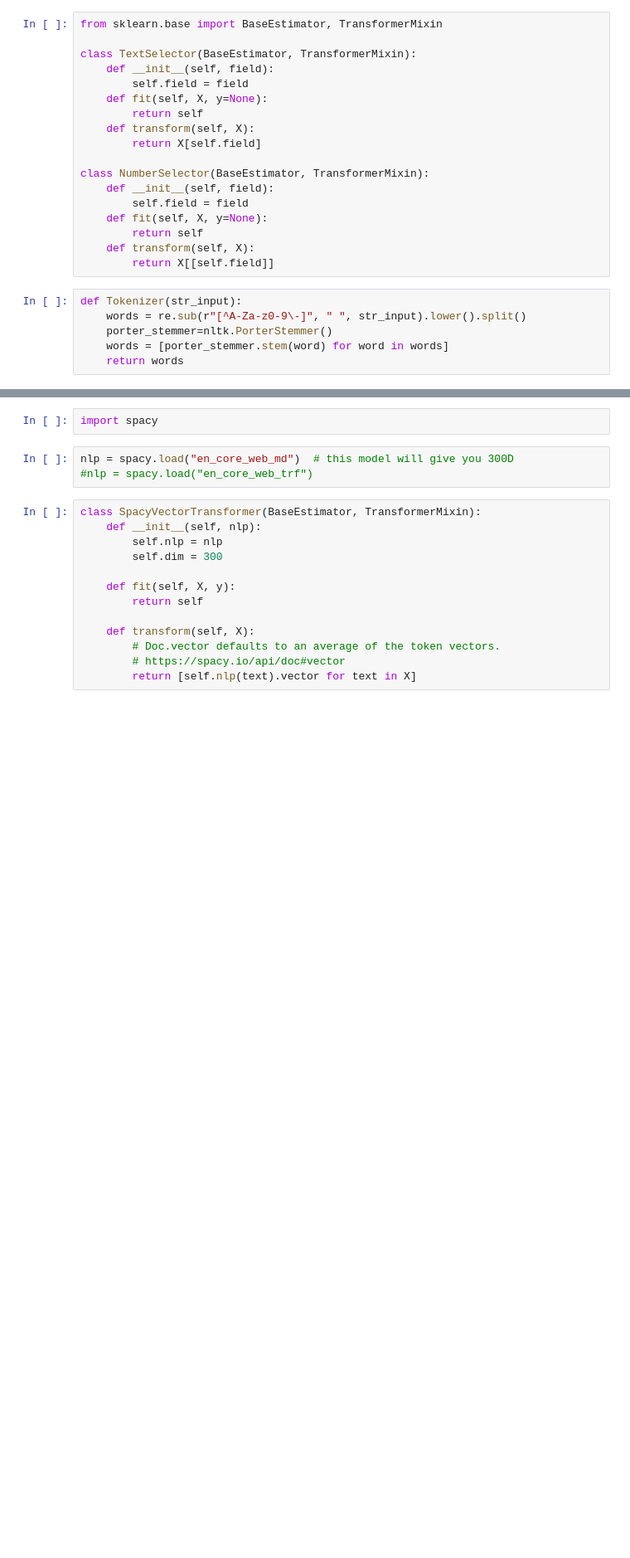
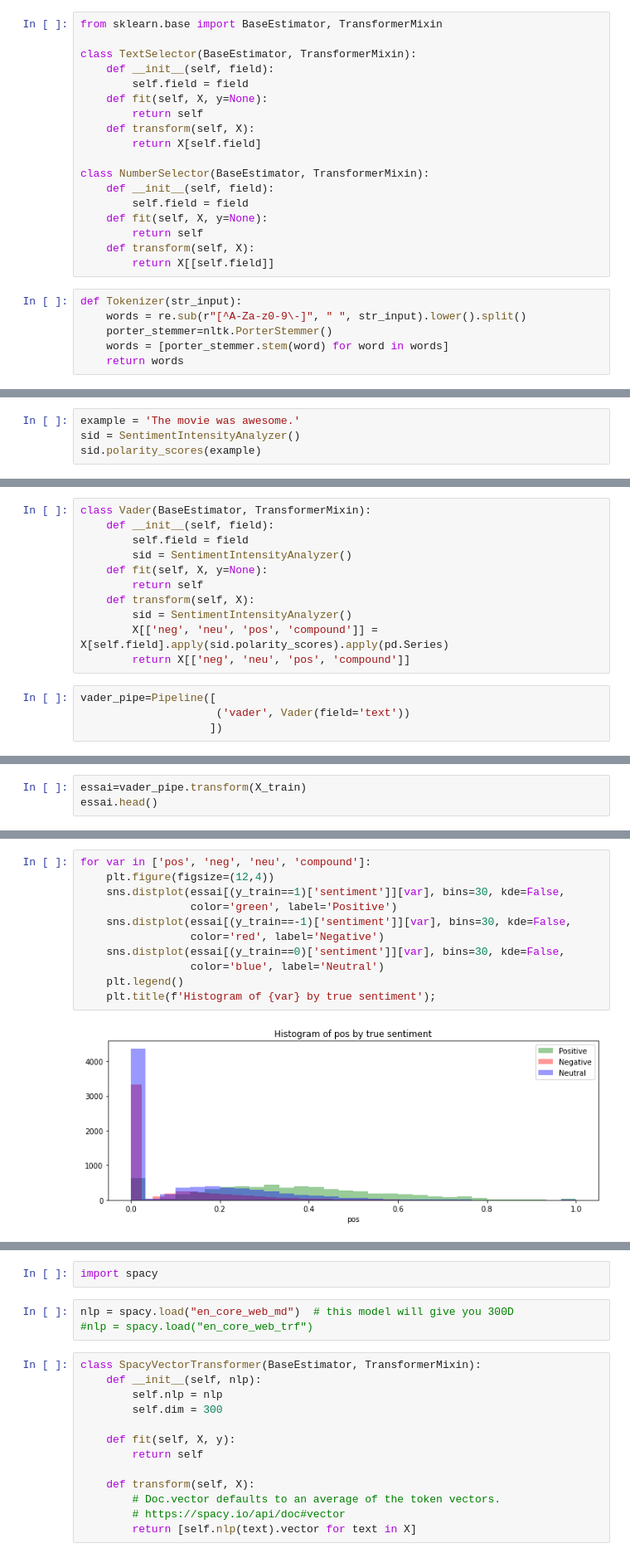
Before and after one commit to Fabien-DS/DSA_Sentiment, a Jupyter notebook: notebooks/Model_2.ipynb, the cells around one changed output, grey strips where cells are left out. Shown at 83% size. Drawn from its saved outputs; the diff is of its cells as text; blank space fills up the shorter version.

```diff
--- a/notebooks/Model_2.ipynb
+++ b/notebooks/Model_2.ipynb
@@ -270,0 +383,4 @@ y_test=test['sentiment'].apply(lambda x : transform_target(x))
+# %%
+example = 'The movie was awesome.'
+sid = SentimentIntensityAnalyzer()
+sid.polarity_scores(example)
@@ -270,0 +436,15 @@ y_test=test['sentiment'].apply(lambda x : transform_target(x))
+# %%
+class Vader(BaseEstimator, TransformerMixin):
+    def __init__(self, field):
+        self.field = field
+        sid = SentimentIntensityAnalyzer()
+    def fit(self, X, y=None):
+        return self
+    def transform(self, X):
+        sid = SentimentIntensityAnalyzer()
+        X[['neg', 'neu', 'pos', 'compound']] =  X[self.field].apply(sid.polarity_scores).apply(pd.Series)
+        return X[['neg', 'neu', 'pos', 'compound']]
+# %%
+vader_pipe=Pipeline([
+                     ('vader', Vader(field='text'))
+                    ])
@@ -270,0 +460,3 @@ y_test=test['sentiment'].apply(lambda x : transform_target(x))
+# %%
+essai=vader_pipe.transform(X_train)
+essai.head()
@@ -279,0 +511,13 @@ Name: sentiment, dtype: int64
+# %%
+for var in ['pos', 'neg', 'neu', 'compound']:
+    plt.figure(figsize=(12,4))
+    sns.distplot(essai[(y_train==1)['sentiment']][var], bins=30, kde=False,
+                 color='green', label='Positive')
+    sns.distplot(essai[(y_train==-1)['sentiment']][var], bins=30, kde=False,
+                 color='red', label='Negative')
+    sns.distplot(essai[(y_train==0)['sentiment']][var], bins=30, kde=False,
+                 color='blue', label='Neutral')
+    plt.legend()
+    plt.title(f'Histogram of {var} by true sentiment');
+# %% [output]
+[figure, added]
```
Also changed, not shown: parts of 148 cells of this notebook, 7 other files.
